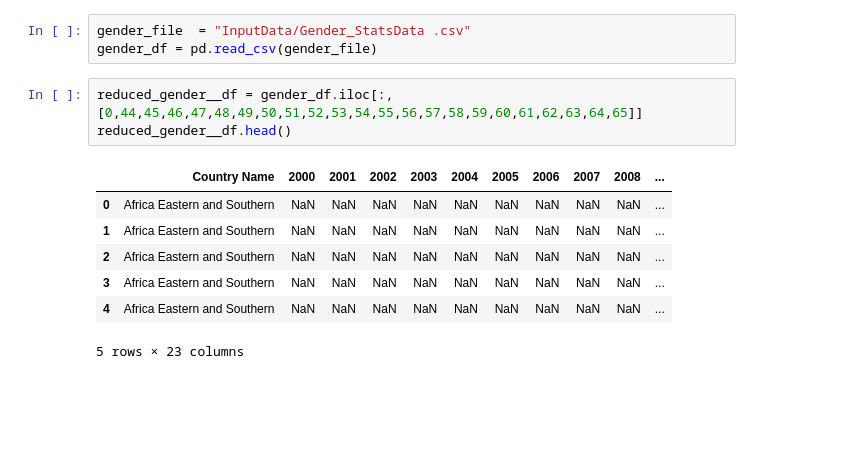
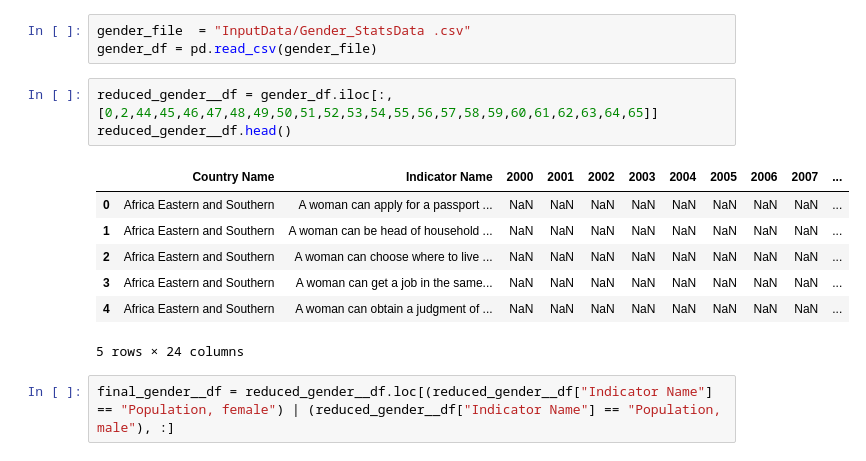
Before and after one commit to LynHJ/ETL-PostgreSQL-MongoDB, a Jupyter notebook: ETL_workbook.ipynb, the cells around one changed output. Drawn from its saved outputs; the diff is of its cells as text; blank space fills up the shorter version.

```diff
--- a/ETL_workbook.ipynb
+++ b/ETL_workbook.ipynb
@@ -110,13 +110,15 @@ GDP_df.to_csv("GDP_df.csv", index=False, header = True)
 gender_file  = "InputData/Gender_StatsData .csv"
 gender_df = pd.read_csv(gender_file)
 # %%
-reduced_gender__df = gender_df.iloc[:, [0,44,45,46,47,48,49,50,51,52,53,54,55,56,57,58,59,60,61,62,63,64,65]]
+reduced_gender__df = gender_df.iloc[:, [0,2,44,45,46,47,48,49,50,51,52,53,54,55,56,57,58,59,60,61,62,63,64,65]]
 reduced_gender__df.head()
 # %% [output]
-|  | Country Name | 2000 | 2001 | 2002 | 2003 | 2004 | 2005 | 2006 | 2007 | 2008 | ... |
-| 0 | Africa Eastern and Southern | NaN | NaN | NaN | NaN | NaN | NaN | NaN | NaN | NaN | ... |
-| 1 | Africa Eastern and Southern | NaN | NaN | NaN | NaN | NaN | NaN | NaN | NaN | NaN | ... |
-| 2 | Africa Eastern and Southern | NaN | NaN | NaN | NaN | NaN | NaN | NaN | NaN | NaN | ... |
-| 3 | Africa Eastern and Southern | NaN | NaN | NaN | NaN | NaN | NaN | NaN | NaN | NaN | ... |
-| 4 | Africa Eastern and Southern | NaN | NaN | NaN | NaN | NaN | NaN | NaN | NaN | NaN | ... |
+|  | Country Name | Indicator Name | 2000 | 2001 | 2002 | 2003 | 2004 | 2005 | 2006 | 2007 | ... |
+| 0 | Africa Eastern and Southern | A woman can apply for a passport ... | NaN | NaN | NaN | NaN | NaN | NaN | NaN | NaN | ... |
+| 1 | Africa Eastern and Southern | A woman can be head of household ... | NaN | NaN | NaN | NaN | NaN | NaN | NaN | NaN | ... |
+| 2 | Africa Eastern and Southern | A woman can choose where to live ... | NaN | NaN | NaN | NaN | NaN | NaN | NaN | NaN | ... |
+| 3 | Africa Eastern and Southern | A woman can get a job in the same... | NaN | NaN | NaN | NaN | NaN | NaN | NaN | NaN | ... |
+| 4 | Africa Eastern and Southern | A woman can obtain a judgment of ... | NaN | NaN | NaN | NaN | NaN | NaN | NaN | NaN | ... |
-5 rows × 23 columns
+5 rows × 24 columns
+# %%
+final_gender__df = reduced_gender__df.loc[(reduced_gender__df["Indicator Name"] == "Population, female") | (reduced_gender__df["Indicator Name"] == "Population, male"), :]
```
Also changed, not shown: parts of 4 cells of this notebook.
